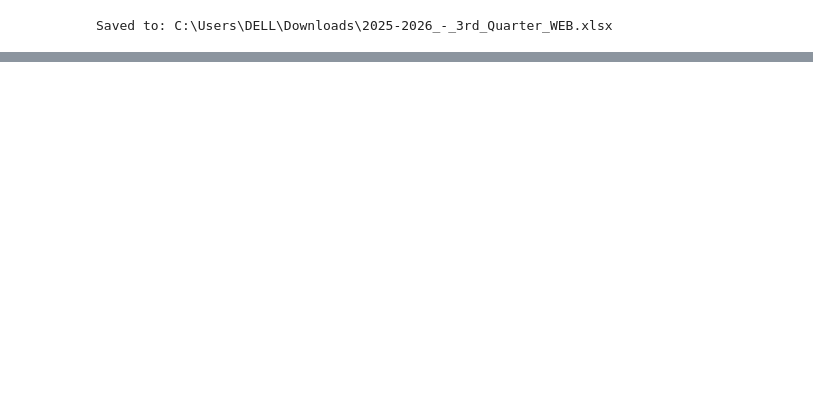
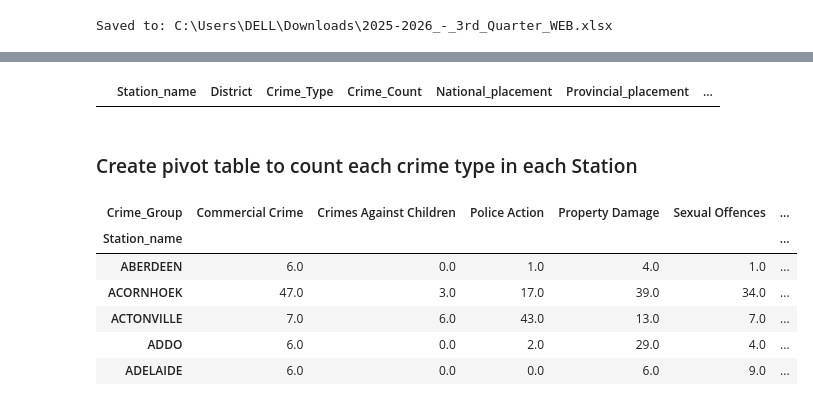
Before and after one commit to monitor-crime-talent-org/monitor-crime-and-talent, a Jupyter notebook: notebook/explore_the_data.ipynb, the cells around one changed output, grey strips where cells are left out. Saved outputs shown, nothing was run; the diff lists cells and outputs as text; code cells hidden in the pictures; blank space fills up the shorter version.

```diff
--- a/notebook/explore_the_data.ipynb
+++ b/notebook/explore_the_data.ipynb
@@ -183,0 +231,20 @@ Saved to: C:\Users\DELL\Downloads\2025-2026_-_3rd_Quarter_WEB.xlsx
+# %%
+crime_groups = {
+    "Violent Crime": Violent_Crime,
+    "Sexual Offences": Sexual_Offences,
+    "Theft and Burglary": Theft_and_Burglary,
+    "Crimes Against Children": Crimes_against_Children,
+    "Property Damage": Property_Damage,
+    "Commercial Crime": Commercial_or_Financial,
+    "Police Action": Police_Action,
+    "Social Crime": Social_Crimes
+}
+# %%
+def map_crime_group(crime):
+    for group, crimes in crime_groups.items():
+        if crime in crimes:
+            return group
+    return "Other"
+# %%
+merged["Crime_Group"] = merged["Crime_Type"].apply(map_crime_group)
+merged.head()
@@ -183,0 +258,5 @@ Saved to: C:\Users\DELL\Downloads\2025-2026_-_3rd_Quarter_WEB.xlsx
+# %%
+grouped = merged.groupby(
+    ["Station_name", "Crime_Group", "geometry"]
+)["Crime_Count"].sum().reset_index()
+grouped.head()
@@ -183,0 +270,19 @@ Saved to: C:\Users\DELL\Downloads\2025-2026_-_3rd_Quarter_WEB.xlsx
+# %%
+# To check If I made any spelling mistakes in any of the lists
+filtered = merged[merged["Crime_Group"] == "Other"]
+filtered.head()
+# %% [output]
+|  | Station_name | District | Crime_Type | Crime_Count | National_placement | Provincial_placement | ... |
+# %% [markdown]
+### Create pivot table to count each crime type in each Station
+# %%
+pivot = grouped.pivot(index='Station_name', columns='Crime_Group', values='Crime_Count').fillna(0)
+pivot.head()
+# %% [output]
+| Crime_Group | Commercial Crime | Crimes Against Children | Police Action | Property Damage | Sexual Offences | ... |
+| Station_name |  |  |  |  |  | ... |
+| ABERDEEN | 6.0 | 0.0 | 1.0 | 4.0 | 1.0 | ... |
+| ACORNHOEK | 47.0 | 3.0 | 17.0 | 39.0 | 34.0 | ... |
+| ACTONVILLE | 7.0 | 6.0 | 43.0 | 13.0 | 7.0 | ... |
+| ADDO | 6.0 | 0.0 | 2.0 | 29.0 | 4.0 | ... |
+| ADELAIDE | 6.0 | 0.0 | 0.0 | 6.0 | 9.0 | ... |
```
Also changed, not shown: parts of 24 cells of this notebook, 14 other files.
